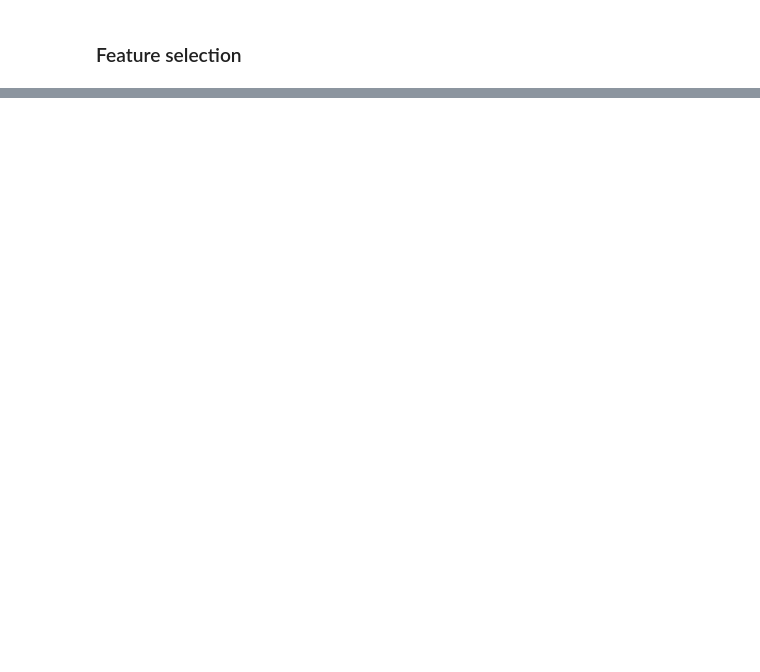
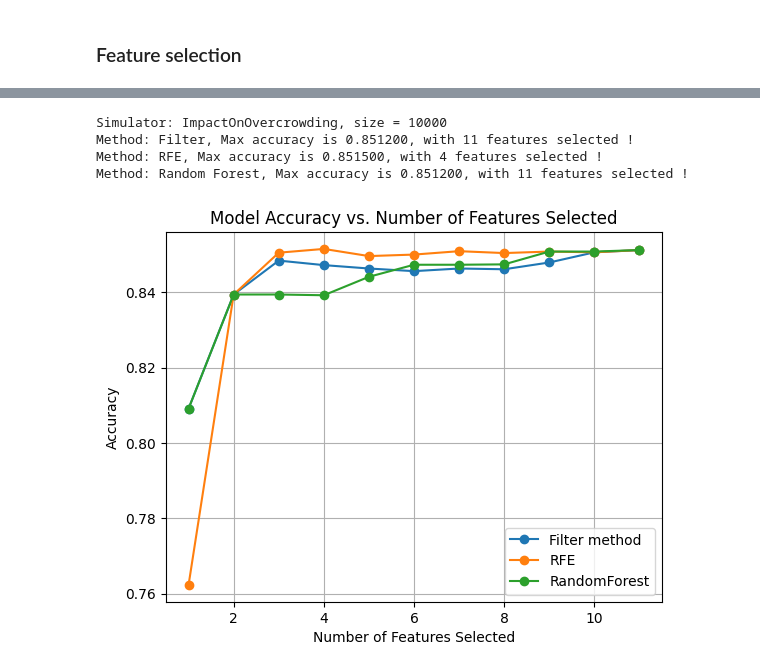
Before and after one commit to veborito/Introduction-to-MachineLearning, a Jupyter notebook: projet/Project_7_Boris_Allizha_Iago.ipynb, the cells around one changed output, grey strips where cells are left out. Saved outputs shown, nothing was run; the diff lists cells and outputs as text; code cells hidden in the pictures; blank space fills up the shorter version.

```diff
--- a/projet/Project_7_Boris_Allizha_Iago.ipynb
+++ b/projet/Project_7_Boris_Allizha_Iago.ipynb
@@ -793,0 +565,29 @@ plt.show()
+# %%
+"""Simulator: ComplexDependentSatisfaction
+
+    Differences in accuracy for different number of important features based on RFE method
+    Each time we take the top i feature(s) and check the accuracy of our model
+    Our Goal is to show which feature(s) make the model more accurate
+"""
+for i in [1, 2, 3, 4, 5]:
+    # RFE
+    rfe = RFE(model, n_features_to_select=i)
+    rfe.fit(X_complex_minmax, y_complex)
+
+    feature_ranking_complex = pd.DataFrame({
+        'feature': X_complex.columns,
+        'rank': rfe.ranking_
+    }).sort_values(by='rank')
+
+    # top i from RFE
+    rfe_selected_features_complex = feature_ranking_complex[feature_ranking_complex['rank'] == 1]['feature']
+    X_complex_selected = X_complex[rfe_selected_features_complex]
+
+    scale = MinMaxScaler()
+    X_complex_selected_minmax = scale.fit_transform(X_complex_selected)
+
+    rfe_log_reg_scores_complex = cross_val_score(
+        log_reg, X_complex_selected_minmax, y_complex, scoring='accuracy', cv=cv, n_jobs=-1)
+
+    print(f"Selected feature(s) :\n{rfe_selected_features_complex}")
+    print(f"Accuracy for {i} feature selected {np.mean(rfe_log_reg_scores_complex)}")
@@ -793,0 +669,28 @@ plt.show()
+# %%
+filter_method = np.argmax(accuracies_filter_impact)
+rfe_method = np.argmax(accuracies_rfe_impact)
+randf_method = np.argmax(accuracies_randf_impact)
+
+
+print(f"Simulator: {sim_impact}, size = {10_000}")
+print(f"Method: Filter, Max accuracy is {accuracies_filter_impact[filter_method]:.6f}, with {filter_method + 1} features selected !")
+print(f"Method: RFE, Max accuracy is {accuracies_rfe_impact[rfe_method]:.6f}, with {rfe_method + 1} features selected !")
+print(f"Method: Random Forest, Max accuracy is {accuracies_randf_impact[randf_method]:.6f}, with {randf_method + 1} features selected !")
+# %% [output]
+Simulator: ImpactOnOvercrowding, size = 10000
+Method: Filter, Max accuracy is 0.851200, with 11 features selected !
+Method: RFE, Max accuracy is 0.851500, with 4 features selected !
+Method: Random Forest, Max accuracy is 0.851200, with 11 features selected !
+# %%
+# Plot accuracy vs. number of features
+plt.plot(np.arange(1, X_impact.shape[1] + 1), accuracies_filter_impact, marker='o')
+plt.plot(np.arange(1, X_impact.shape[1] + 1), accuracies_rfe_impact, marker='o')
+plt.plot(np.arange(1, X_impact.shape[1] + 1), accuracies_randf_impact, marker='o')
+plt.legend(["Filter method", "RFE", "RandomForest"])
+plt.xlabel("Number of Features Selected")
+plt.ylabel("Accuracy")
+plt.title("Model Accuracy vs. Number of Features Selected")
+plt.grid()
+plt.show()
+# %% [output]
+[figure, added]
```
Also changed, not shown: parts of 46 cells of this notebook, 2 other files.
